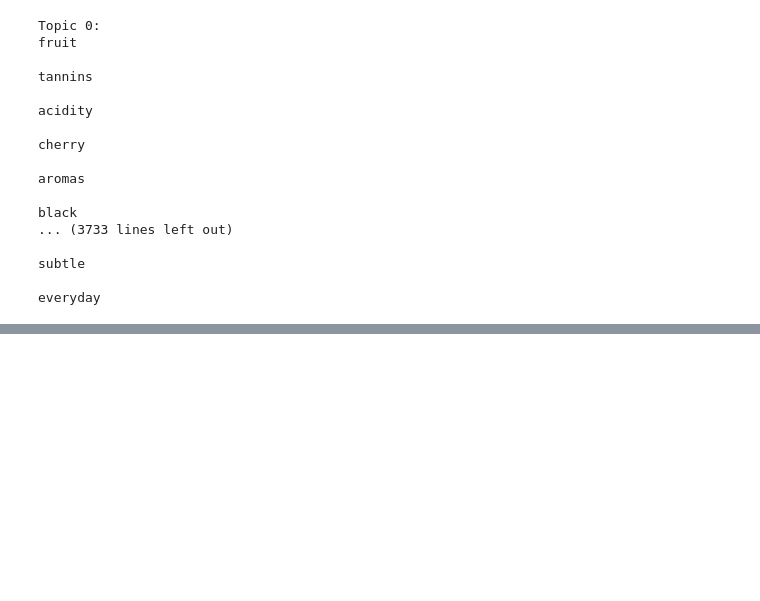
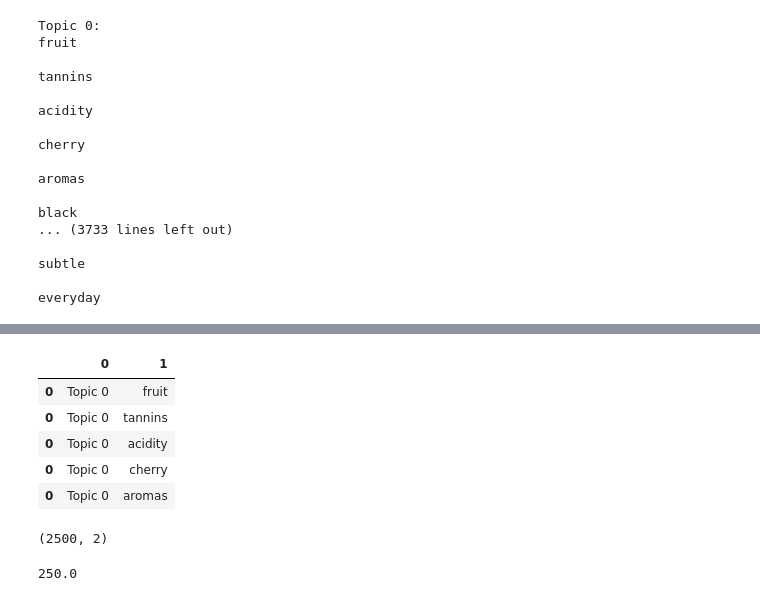
Before and after one commit to LBusalacchi/msds696, a Jupyter notebook: 3_WineClassification_LSA.ipynb, the cells around one changed output, grey strips where cells are left out. Drawn from its saved outputs; the diff is of its cells as text; code cells hidden in the pictures; blank space fills up the shorter version.

```diff
--- a/3_WineClassification_LSA.ipynb
+++ b/3_WineClassification_LSA.ipynb
@@ -215,0 +264,27 @@ vectorizer.vocabulary_.get('vanilla')
+# %%
+df2 = pd.DataFrame(columns=[])
+for i, comp in enumerate(svd_model250.components_):
+    terms_comp = zip(terms, comp)
+    sorted_terms = sorted(terms_comp, key= lambda x:x[1], reverse=True)[:10]
+    topic="Topic "+str(i)
+    for t in sorted_terms:
+        word=t[0]
+        data=[[topic,word]]
+        df2=df2.append(data)
+# %%
+df2.head()
+# %% [output]
+|  | 0 | 1 |
+| 0 | Topic 0 | fruit |
+| 0 | Topic 0 | tannins |
+| 0 | Topic 0 | acidity |
+| 0 | Topic 0 | cherry |
+| 0 | Topic 0 | aromas |
+# %%
+df2.shape
+# %% [output]
+(2500, 2)
+# %%
+2500/10
+# %% [output]
+250.0
```
Also changed, not shown: parts of 42 cells of this notebook, 4 other files.
